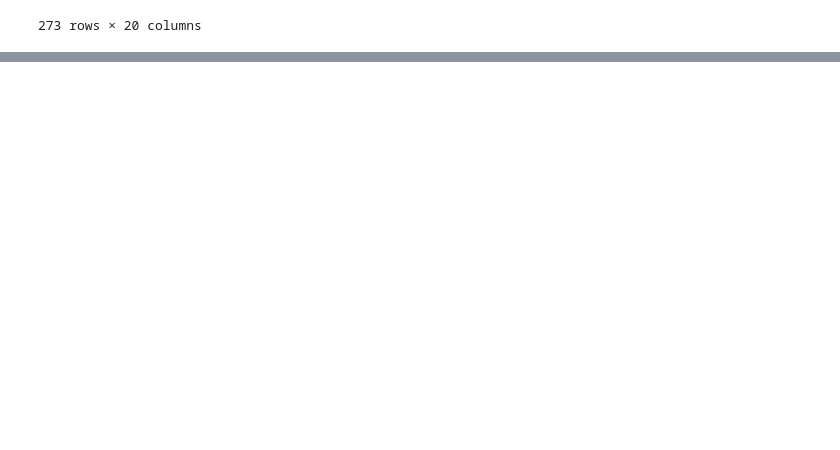
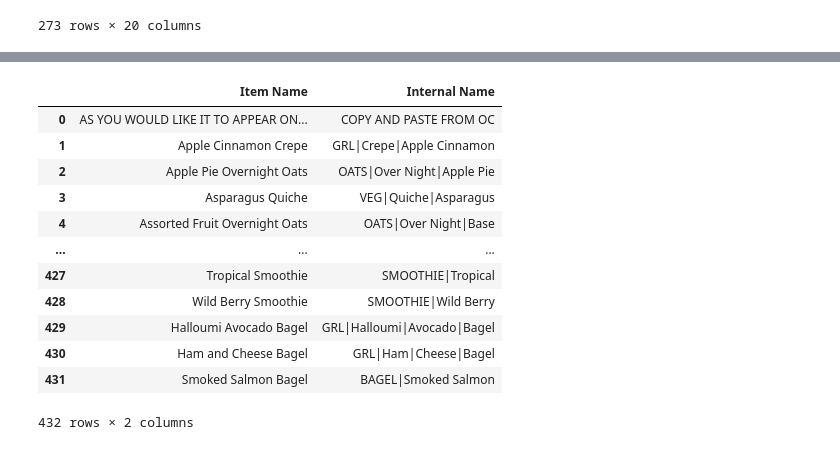
Before and after one commit to VivaanWadhwa/environmental-dashboard, a Jupyter notebook: public/visualisations.ipynb, the cells around one changed output, grey strips where cells are left out. Cells and saved outputs as stored; diff of their text form; code cells hidden in the pictures; blank space fills up the shorter version.

```diff
--- a/public/visualisations.ipynb
+++ b/public/visualisations.ipynb
@@ -373,3 +366,24 @@ visualisations
 | 29 | BNO|Taco|Fried Chicken|2 PC | R-61877 | BNO|Taco|Chickpea|2 pc | R-67695 | 270.13 | ... |
 | 28 | BNO|Taco|Chicken Tinga|2PC | R-67551 | BNO|Taco|Jackfruit Tinga|2 PC | R-71310 | 363.53 | ... |
 | 30 | BNO|Taco|Fried Chicken|2 PC | R-61877 | BNO|Taco|Jackfruit Tinga|2 PC | R-71310 | 270.13 | ... |
+# %%
+signage_OK = pd.read_excel("signage_OK.xlsx")
+signage_OK.drop_duplicates(inplace=True)
+signage_OK.dropna(subset=["Station Name"], inplace=True)
+signage_OK = signage_OK[["Item Name", "Internal Name"]]
+signage_OK.reset_index(drop=True, inplace=True)
+signage_OK
+# %% [output]
+|  | Item Name | Internal Name |
+| 0 | AS YOU WOULD LIKE IT TO APPEAR ON... | COPY AND PASTE FROM OC |
+| 1 | Apple Cinnamon Crepe | GRL|Crepe|Apple Cinnamon |
+| 2 | Apple Pie Overnight Oats | OATS|Over Night|Apple Pie |
+| 3 | Asparagus Quiche | VEG|Quiche|Asparagus |
+| 4 | Assorted Fruit Overnight Oats | OATS|Over Night|Base |
+| ... | ... | ... |
+| 427 | Tropical Smoothie | SMOOTHIE|Tropical |
+| 428 | Wild Berry Smoothie | SMOOTHIE|Wild Berry |
+| 429 | Halloumi Avocado Bagel | GRL|Halloumi|Avocado|Bagel |
+| 430 | Ham and Cheese Bagel | GRL|Ham|Cheese|Bagel |
+| 431 | Smoked Salmon Bagel | BAGEL|Smoked Salmon |
+432 rows × 2 columns
```
Also changed, not shown: parts of 9 cells of this notebook, 5 other files.
